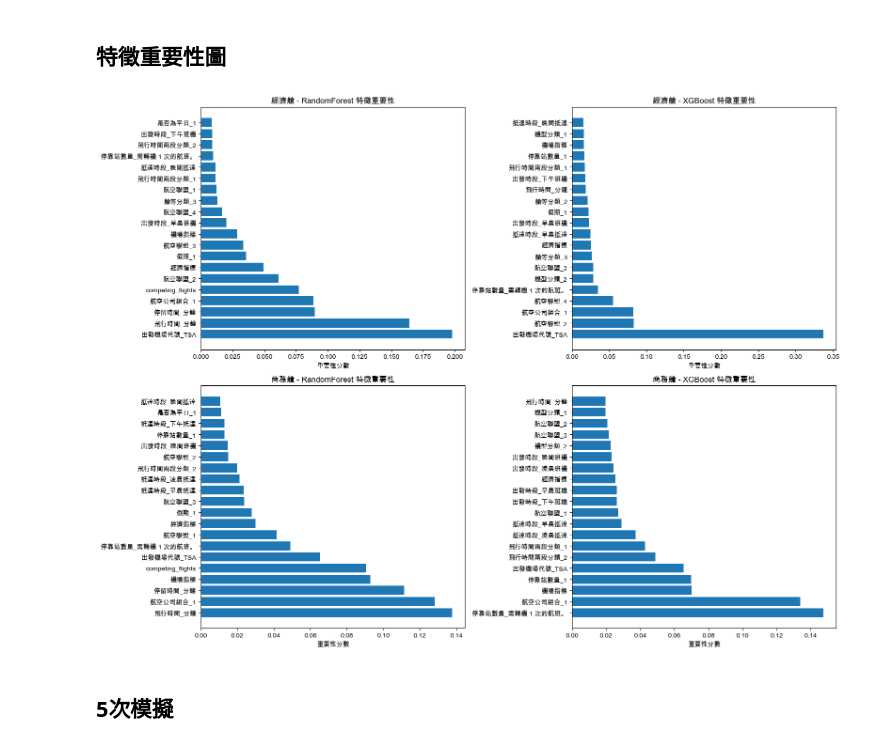
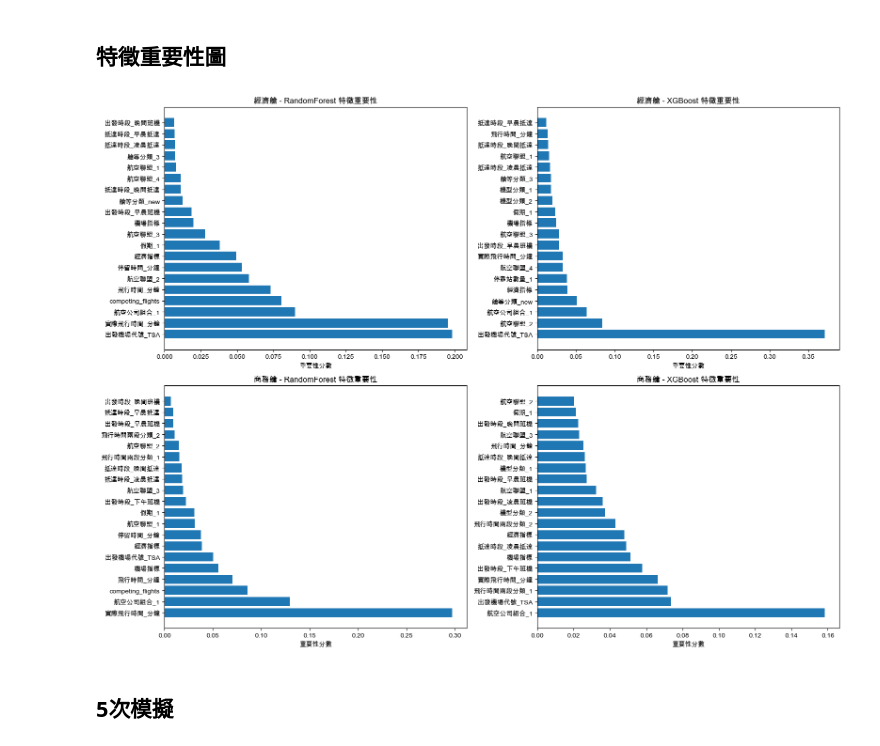
Before and after one commit to ching011500/flight_price, a Jupyter notebook: model/meanprice_long_flight_cabin.ipynb, the cells around one changed output. Cells and saved outputs as stored; diff of their text form; code cells hidden in the pictures.

```diff
--- a/model/meanprice_long_flight_cabin.ipynb
+++ b/model/meanprice_long_flight_cabin.ipynb
@@ -64,12 +39,8 @@ from sklearn.ensemble import RandomForestRegressor
 from xgboost import XGBRegressor
 from sklearn.preprocessing import StandardScaler
 
-# 繁體中文設定
-plt.rcParams['font.sans-serif'] = ['Arial Unicode MS']
-plt.rcParams['axes.unicode_minus'] = False
-
 # 讀取數據
-file_path = '/Users/yuchingchen/Documents/專題/cleaned_data/long_flight_final.csv'
+file_path = '/Users/yuchingchen/Documents/專題/cleaned_data/long_flight.csv'
 data = pd.read_csv(file_path)
 
 # 分離經濟艙與非經濟艙的數據
@@ -79,12 +50,12 @@ business_class_data = data[data["艙等（主航段）"] == "商務艙"]
 # One-hot encoding：針對多個分類欄位進行處理
 categorical_cols = ['星期', '出發時段', '出發機場代號', '抵達時段', '抵達機場代號',
                     '航空公司組合', '航空聯盟', '停靠站數量', '是否過夜', '是否為平日',
-                    '機型分類', '假期', 'Region', '飛行時間兩段分類', '艙等分類', '艙等分類_new']
+                    '機型分類', '假期', 'Region', '飛行時間兩段分類', '艙等分類']
 economy_class_data = pd.get_dummies(economy_class_data, columns=categorical_cols, drop_first=True)
 business_class_data = pd.get_dummies(business_class_data, columns=categorical_cols, drop_first=True)
 
 # 數值型特徵標準化
-num_cols = ['停留時間_分鐘', '飛行時間_分鐘', '經濟指標', '機場指標', 'competing_flights']
+num_cols = ['停留時間_分鐘', '飛行時間_分鐘', '實際飛行時間_分鐘', '經濟指標', '機場指標', 'competing_flights']
 scaler = StandardScaler()
 economy_class_data[num_cols] = scaler.fit_transform(economy_class_data[num_cols])
 business_class_data[num_cols] = scaler.transform(business_class_data[num_cols])
@@ -96,11 +67,11 @@ business_class_data = business_class_data[common_cols]
 
 # 選取建模特徵：先挑選 dummy 欄位，再加上數值型特徵
 target_keywords = ['出發時段_', '出發機場代號_', '抵達時段_', '航空公司組合_', '航空聯盟_', '停靠站數量_',
-                   '機型分類_', '是否為平日_', '假期_', '飛行時間兩段分類_', '艙等分類_', '艙等分類_new_']
+                   '機型分類_', '假期_', '飛行時間兩段分類_']
 economy_class_data_dummy_cols = [col for col in economy_class_data.columns if any(keyword in col for keyword in target_keywords)]
 business_class_data_dummy_cols = [col for col in business_class_data.columns if any(keyword in col for keyword in target_keywords)]
-economy_class_data_feature_cols = economy_class_data_dummy_cols + ['飛行時間_分鐘', '停留時間_分鐘', '經濟指標', '機場指標', 'competing_flights']
-business_class_data_feature_cols = business_class_data_dummy_cols + ['飛行時間_分鐘', '停留時間_分鐘', '經濟指標', '機場指標', 'competing_flights']
+economy_class_data_feature_cols = economy_class_data_dummy_cols + ['停留時間_分鐘', '實際飛行時間_分鐘', '經濟指標', '機場指標', 'competing_flights']
+business_class_data_feature_cols = business_class_data_dummy_cols + ['停留時間_分鐘', '實際飛行時間_分鐘', '經濟指標', '機場指標', 'competing_flights']
 
 # 定義自變數與目標變數
 X_economy = economy_class_data[economy_class_data_feature_cols]
@@ -123,34 +94,34 @@ def get_feature_importance(X, y):
 
     return rf_importance, xgb_importance
 
 # 訓練並獲取特徵重要性
 rf_importance_economy, xgb_importance_economy = get_feature_importance(X_economy, y_economy)
 rf_importance_non_economy, xgb_importance_non_economy = get_feature_importance(X_non_economy, y_non_economy)
 
 # 繪製特徵重要性圖
 fig, axes = plt.subplots(2, 2, figsize=(16, 12))
 
 # 經濟艙
 axes[0,0].barh(rf_importance_economy.index[:20], rf_importance_economy.values[:20])
 axes[0,0].set_title("經濟艙 - RandomForest 特徵重要性")
 axes[0,0].set_xlabel("重要性分數")
 
 axes[0,1].barh(xgb_importance_economy.index[:20], xgb_importance_economy.values[:20])
 axes[0,1].set_title("經濟艙 - XGBoost 特徵重要性")
 axes[0,1].set_xlabel("重要性分數")
 
 axes[1,0].barh(rf_importance_non_economy.index[:20], rf_importance_non_economy.values[:20])
 axes[1,0].set_title("商務艙 - RandomForest 特徵重要性")
 axes[1,0].set_xlabel("重要性分數")
 
 axes[1,1].barh(xgb_importance_non_economy.index[:20], xgb_importance_non_economy.values[:20])
 axes[1,1].set_title("商務艙 - XGBoost 特徵重要性")
 axes[1,1].set_xlabel("重要性分數")
 
 plt.tight_layout()
 plt.show()
 # %% [output]
-[figure, old version]
+[figure, new version]
 # %% [markdown]
 ## 5次模擬
 # %%
```
Also changed, not shown: parts of 5 cells of this notebook, 57 other files.
